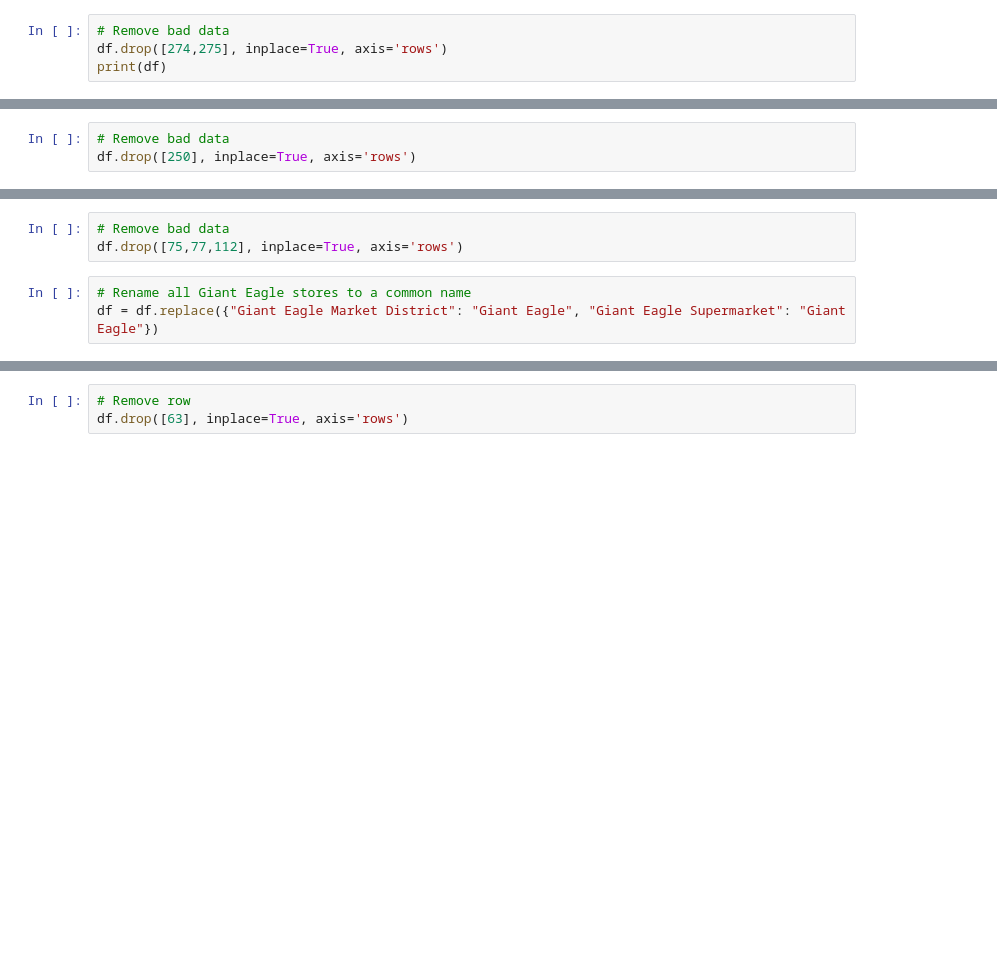
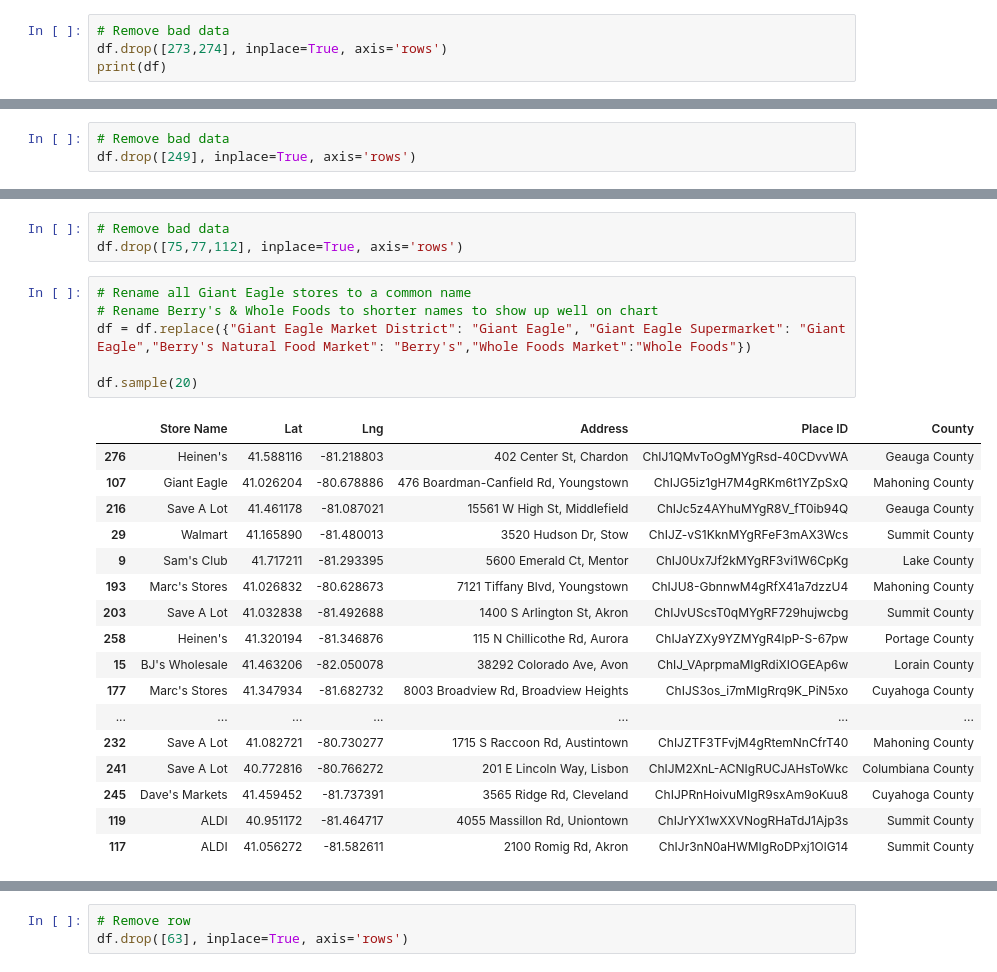
Before and after one commit to BenSnyder90/GroceryStoreAnalysis, a Jupyter notebook: storename_cleanup.ipynb, the cells around one changed output, grey strips where cells are left out. Drawn from its saved outputs; the diff is of its cells as text; blank space fills up the shorter version.

```diff
--- a/storename_cleanup.ipynb
+++ b/storename_cleanup.ipynb
@@ -13,4 +41,4 @@ heinens_df
 # %%
 # Remove bad data
-df.drop([274,275], inplace=True, axis='rows')
+df.drop([273,274], inplace=True, axis='rows')
 print(df)
@@ -25,6 +99,6 @@ daves_df
 # %%
 # Remove bad data
-df.drop([250], inplace=True, axis='rows')
+df.drop([249], inplace=True, axis='rows')
 # %%
 # Rename all Dave's stores to a common name
 df = df.replace({"Dave's Markets Middlebury Market": "Dave's Markets", "Dave's Supermarket": "Dave's Markets", "Dave's Markets Ohio City": "Dave's Markets", "Dave's Mercado": "Dave's Markets","Dave's Markets Slavic Village": "Dave's Markets", "Dave's Markets Turneytown": "Dave's Markets", "Dave's Markets Harvard & Lee": "Dave's Markets","Dave's Markets Wilson Mills": "Dave's Markets", "Dave's Markets Cedar Hill": "Dave's Markets", "Dave's Markets Severance": "Dave's Markets", "Dave's Markets Euclid Beach": "Dave's Markets", "Dave's Markets Shore Center": "Dave's Markets", "Dave's Market & eatery": "Dave's Markets"})
@@ -48,7 +157,28 @@ ge_df
 df.drop([75,77,112], inplace=True, axis='rows')
 # %%
 # Rename all Giant Eagle stores to a common name
-df = df.replace({"Giant Eagle Market District": "Giant Eagle", "Giant Eagle Supermarket": "Giant Eagle"})
+# Rename Berry's & Whole Foods to shorter names to show up well on chart
+df = df.replace({"Giant Eagle Market District": "Giant Eagle", "Giant Eagle Supermarket": "Giant Eagle","Berry's Natural Food Market": "Berry's","Whole Foods Market":"Whole Foods"})
+
+df.sample(20)
+# %% [output]
+|  | Store Name | Lat | Lng | Address | Place ID | County |
+| 276 | Heinen's | 41.588116 | -81.218803 | 402 Center St, Chardon | ChIJ1QMvToOgMYgRsd-40CDvvWA | Geauga County |
+| 107 | Giant Eagle | 41.026204 | -80.678886 | 476 Boardman-Canfield Rd, Youngstown | ChIJG5iz1gH7M4gRKm6t1YZpSxQ | Mahoning County |
+| 216 | Save A Lot | 41.461178 | -81.087021 | 15561 W High St, Middlefield | ChIJc5z4AYhuMYgR8V_fT0ib94Q | Geauga County |
+| 29 | Walmart | 41.165890 | -81.480013 | 3520 Hudson Dr, Stow | ChIJZ-vS1KknMYgRFeF3mAX3Wcs | Summit County |
+| 9 | Sam's Club | 41.717211 | -81.293395 | 5600 Emerald Ct, Mentor | ChIJ0Ux7Jf2kMYgRF3vi1W6CpKg | Lake County |
+| 193 | Marc's Stores | 41.026832 | -80.628673 | 7121 Tiffany Blvd, Youngstown | ChIJU8-GbnnwM4gRfX41a7dzzU4 | Mahoning County |
+| 203 | Save A Lot | 41.032838 | -81.492688 | 1400 S Arlington St, Akron | ChIJvUScsT0qMYgRF729hujwcbg | Summit County |
+| 258 | Heinen's | 41.320194 | -81.346876 | 115 N Chillicothe Rd, Aurora | ChIJaYZXy9YZMYgR4lpP-S-67pw | Portage County |
+| 15 | BJ's Wholesale | 41.463206 | -82.050078 | 38292 Colorado Ave, Avon | ChIJ_VAprpmaMIgRdiXIOGEAp6w | Lorain County |
+| 177 | Marc's Stores | 41.347934 | -81.682732 | 8003 Broadview Rd, Broadview Heights | ChIJS3os_i7mMIgRrq9K_PiN5xo | Cuyahoga County |
+| ... | ... | ... | ... | ... | ... | ... |
+| 232 | Save A Lot | 41.082721 | -80.730277 | 1715 S Raccoon Rd, Austintown | ChIJZTF3TFvjM4gRtemNnCfrT40 | Mahoning County |
+| 241 | Save A Lot | 40.772816 | -80.766272 | 201 E Lincoln Way, Lisbon | ChIJM2XnL-ACNIgRUCJAHsToWkc | Columbiana County |
+| 245 | Dave's Markets | 41.459452 | -81.737391 | 3565 Ridge Rd, Cleveland | ChIJPRnHoivuMIgR9sxAm9oKuu8 | Cuyahoga County |
+| 119 | ALDI | 40.951172 | -81.464717 | 4055 Massillon Rd, Uniontown | ChIJrYX1wXXVNogRHaTdJ1Ajp3s | Summit County |
+| 117 | ALDI | 41.056272 | -81.582611 | 2100 Romig Rd, Akron | ChIJr3nN0aHWMIgRoDPxj1OlG14 | Summit County |
 # %%
 # Create df with only Marc's stores
 marcs_df = df[df['Store Name'].str.match('Marc') == True]
```
Also changed, not shown: parts of 22 cells of this notebook, 2 other files.
